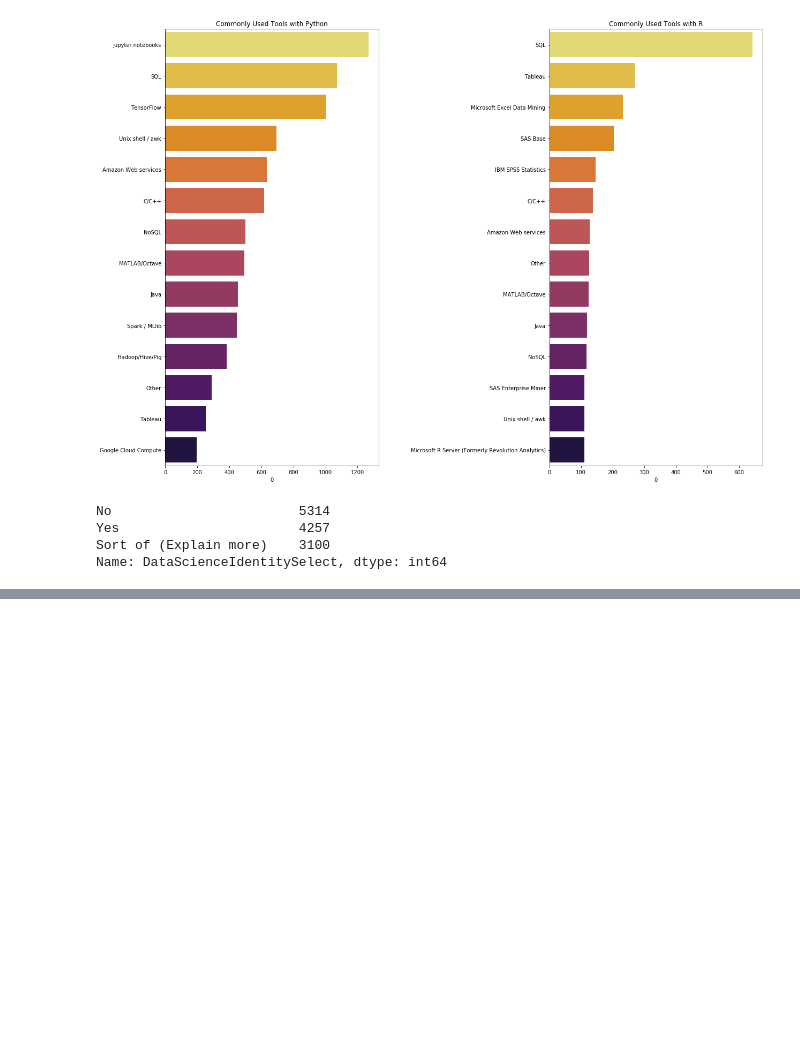
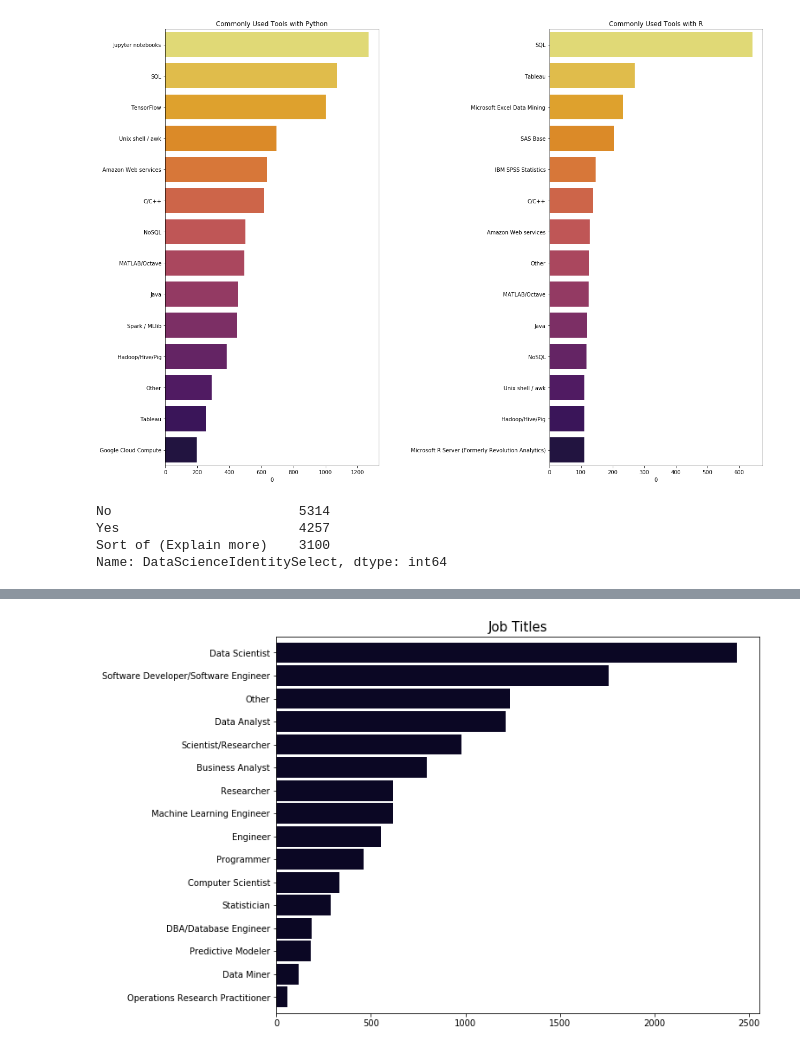
Before and after one commit to ArshadKhurshid/DataScience-Survey, a Jupyter notebook: ML_Kaggle_DS_Survey.ipynb, the cells around one changed output, grey strips where cells are left out. Cells and saved outputs as stored; diff of their text form; code cells hidden in the pictures; blank space fills up the shorter version.

```diff
--- a/ML_Kaggle_DS_Survey.ipynb
+++ b/ML_Kaggle_DS_Survey.ipynb
@@ -676,0 +676,9 @@ Name: DataScienceIdentitySelect, dtype: int64
+# %%
+plt.subplots(figsize=(10,8))
+scientist=MChoice_Response[MChoice_Response['DataScienceIdentitySelect']=='No']
+scientist_ttlcnt=MChoice_Response['CurrentJobTitleSelect'].value_counts().sort_values(ascending=True)
+scientist_ttlcnt.plot.barh(width=0.9,color=sns.color_palette('inferno',15))
+plt.title('Job Titles',size=15)
+plt.show()
+# %% [output]
+[figure, added]
```
Also changed, not shown: parts of 12 cells of this notebook.
